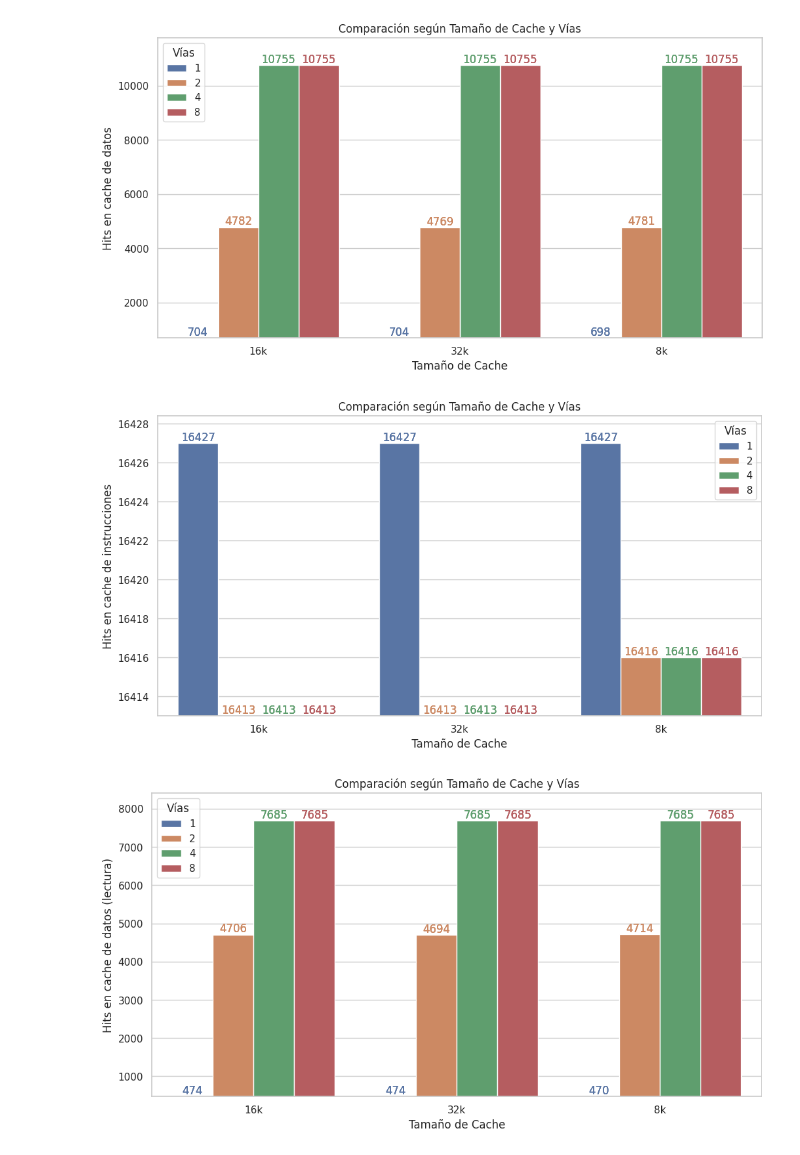
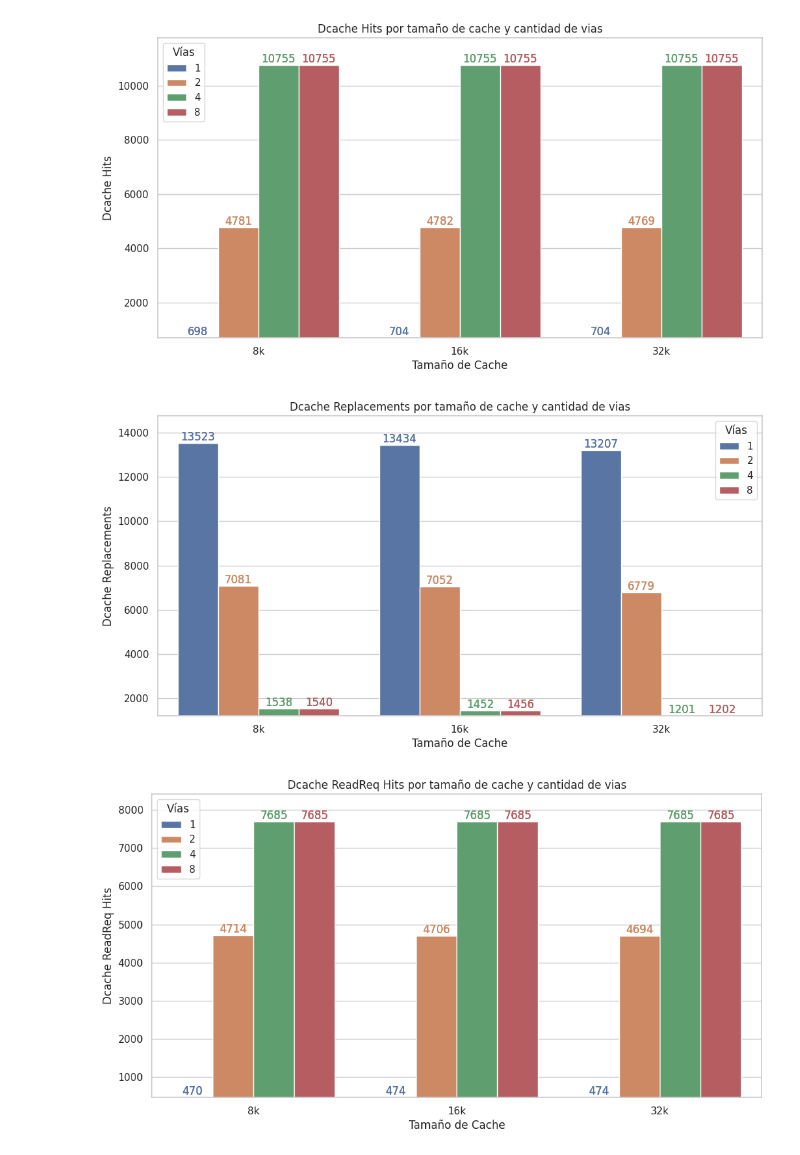
Before and after one commit to Kidmand/Arquitectura-del-computador-lab-2, a Jupyter notebook: stats/Notebook-ej1.ipynb, the cells around one changed output. Cells and saved outputs as stored; diff of their text form; code cells hidden in the pictures.

```diff
--- a/stats/Notebook-ej1.ipynb
+++ b/stats/Notebook-ej1.ipynb
@@ -8,7 +8,7 @@ import glob  # Para manejar múltiples archivos
 sns.set_theme(style="whitegrid")
 # %%
 
-files = glob.glob("stats-ej1-d/*.txt") # Recolectar archivos con métricas
+files = glob.glob("stats-ej1-d/*.txt")
 
 data_list = []
 
@@ -21,7 +21,7 @@ for file in files:
         for line in f:
             line = line.strip()
 
-            if line.startswith("cache"): # Si la línea es de cache o vias, extraer su valor
+            if line.startswith("cache"):
                 cache = line.split()[1]
             elif line.startswith("vias"):
                 vias = line.split()[1]
@@ -30,16 +30,21 @@ for file in files:
                 if len(parts) == 2:
                     metric, value = parts
                     metrics[metric] = float(value)
-
+        assert cache is not None
+        assert vias is not None
         metrics['cache'] = cache
         metrics['vias'] = vias
-
-        data_list.append(pd.DataFrame([metrics])) # Añadir el diccionario de métricas a la lista como un DataFrame
+        data_list.append(pd.DataFrame([metrics]))
 
 data = pd.concat(data_list, ignore_index=True)
 
-grouped_data = data.groupby(['cache', 'vias']).mean().reset_index()
-#print(grouped_data)
+
+cache_order = ["8k", "16k", "32k"]
+data['cache'] = pd.Categorical(data['cache'], categories=cache_order, ordered=True)
+
+
+grouped_data = data.groupby(['cache', 'vias'], observed=True).mean()
+grouped_data = grouped_data.sort_values(by=['cache', 'vias']).reset_index()
 # %%
 def generate_cache_barplot(y, alias, data):
     plt.figure(figsize=(12, 6))
@@ -47,7 +52,7 @@ def generate_cache_barplot(y, alias, data):
 
     ax.set_xlabel('Tamaño de Cache')
     ax.set_ylabel(alias)
-    ax.set_title('Comparación según Tamaño de Cache y Vías')
+    ax.set_title(alias + ' por tamaño de cache y cantidad de vias')
     ax.legend(title="Vías")
 
     lower_bound = data[y].min()
@@ -61,10 +66,50 @@ def generate_cache_barplot(y, alias, data):
 
     plt.show()
 
+# Cpu
+# generate_cache_barplot('simInsts', 'Instrucciones Simuladas', grouped_data)
+generate_cache_barplot('system.cpu_cluster.cpus.numCycles', 'Ciclos Simulados', grouped_data)
 
-generate_cache_barplot('system.cpu_cluster.cpus.numCycles', 'Numero de ciclos', grouped_data)
-generate_cache_barplot('system.cpu_cluster.cpus.dcache.overallHits::total', 'Hits en cache de datos', grouped_data)
-generate_cache_barplot('system.cpu_cluster.cpus.icache.overallHits::total', 'Hits en cache de instrucciones', grouped_data)
-generate_cache_barplot('system.cpu_cluster.cpus.dcache.ReadReq.hits::total', 'Hits en cache de datos (lectura)', grouped_data)
-generate_cache_barplot('system.cpu_cluster.cpus.idleCycles', 'Ciclos de CPU inactivos', grouped_data)
+# Branch predictor
+# generate_cache_barplot('system.cpu_cluster.cpus.branchPred.lookups', 'BP Lookups', grouped_data)
+# generate_cache_barplot('system.cpu_cluster.cpus.branchPred.condPredicted', 'BP Condicionales Predecidos', grouped_data)
+# generate_cache_barplot('system.cpu_cluster.cpus.branchPred.condIncorrect', 'BP Condicionales Incorrectos', grouped_data)
+# generate_cache_barplot('system.cpu_cluster.cpus.branchPred.BTBLookups', 'BTB Lookups', grouped_data)
+# generate_cache_barplot('system.cpu_cluster.cpus.branchPred.BTBUpdates', 'BTB Updates', grouped_data)
+# generate_cache_barplot('system.cpu_cluster.cpus.branchPred.BTBHits', 'BTB Hits', grouped_data)
+
+# Instruction classes
+# generate_cache_barplot('system.cpu_cluster.cpus.commitStats0.committedInstType::IntAlu', 'IntAlu', grouped_data)
+# generate_cache_barplot('system.cpu_cluster.cpus.commitStats0.committedInstType::IntMult', 'IntMult', grouped_data)
+# generate_cache_barplot('system.cpu_cluster.cpus.commitStats0.committedInstType::IntDiv', 'IntDiv', grouped_data)
+# generate_cache_barplot('system.cpu_cluster.cpus.commitStats0.committedInstType::FloatAdd', 'FloatAdd', grouped_data)
+# generate_cache_barplot('system.cpu_cluster.cpus.commitStats0.committedInstType::FloatCmp', 'FloatCmp', grouped_data)
+# generate_cache_barplot('system.cpu_cluster.cpus.commitStats0.committedInstType::FloatCvt', 'FloatCvt', grouped_data)
+# generate_cache_barplot('system.cpu_cluster.cpus.commitStats0.committedInstType::FloatMult', 'FloatMult', grouped_data)
+# generate_cache_barplot('system.cpu_cluster.cpus.commitStats0.committedInstType::MemRead', 'MemRead', grouped_data)
+# generate_cache_barplot('system.cpu_cluster.cpus.commitStats0.committedInstType::MemWrite', 'MemWrite', grouped_data)
+
+# Dcache
+generate_cache_barplot('system.cpu_cluster.cpus.dcache.overallHits::total', 'Dcache Hits', grouped_data)
+# generate_cache_barplot('system.cpu_cluster.cpus.dcache.overallMisses::total', 'Dcache Misses', grouped_data)
+# generate_cache_barplot('system.cpu_cluster.cpus.dcache.overallAccesses::total', 'Dcache Accesses', grouped_data)
+generate_cache_barplot('system.cpu_cluster.cpus.dcache.replacements', 'Dcache Replacements', grouped_data)
+generate_cache_barplot('system.cpu_cluster.cpus.dcache.ReadReq.hits::total', 'Dcache ReadReq Hits', grouped_data)
+# generate_cache_barplot('system.cpu_cluster.cpus.dcache.ReadReq.accesses::total', 'Dcache ReadReq Accesses', grouped_data)
+# generate_cache_barplot('system.cpu_cluster.cpus.dcache.WriteReq.hits::total', 'Dcache WriteReq Hits', grouped_data)
+# generate_cache_barplot('system.cpu_cluster.cpus.dcache.WriteReq.accesses::total', 'Dcache WriteReq Accesses', grouped_data)
+
+# Icache
+# generate_cache_barplot('system.cpu_cluster.cpus.icache.overallHits::total', 'Icache Hits', grouped_data)
+# generate_cache_barplot('system.cpu_cluster.cpus.icache.overallMisses::total', 'Icache Misses', grouped_data)
+# generate_cache_barplot('system.cpu_cluster.cpus.icache.overallAccesses::total', 'Icache Accesses', grouped_data)
+# generate_cache_barplot('system.cpu_cluster.cpus.icache.replacements', 'Icache Replacements', grouped_data)
+
+# L2
+# generate_cache_barplot('system.cpu_cluster.l2.overallMisses::total', 'L2 Misses', grouped_data)
+# generate_cache_barplot('system.cpu_cluster.l2.overallAccesses::total', 'L2 Accesses', grouped_data)
+# generate_cache_barplot('system.cpu_cluster.l2.replacements', 'L2 Replacements', grouped_data)
+
+# Otros
+generate_cache_barplot('system.cpu_cluster.cpus.idleCycles', 'Ciclos de CPU en Idle', grouped_data)
 # %% [output]
@@ -72,3 +117,3 @@ generate_cache_barplot('system.cpu_cluster.cpus.idleCycles', 'Ciclos de CPU inac
-[figure, old version]
+[figure, new version]
-[figure, old version]
+[figure, new version]
-[figure, old version]
+[figure, new version]
```
Also changed, not shown: parts of 1 cell of this notebook.
